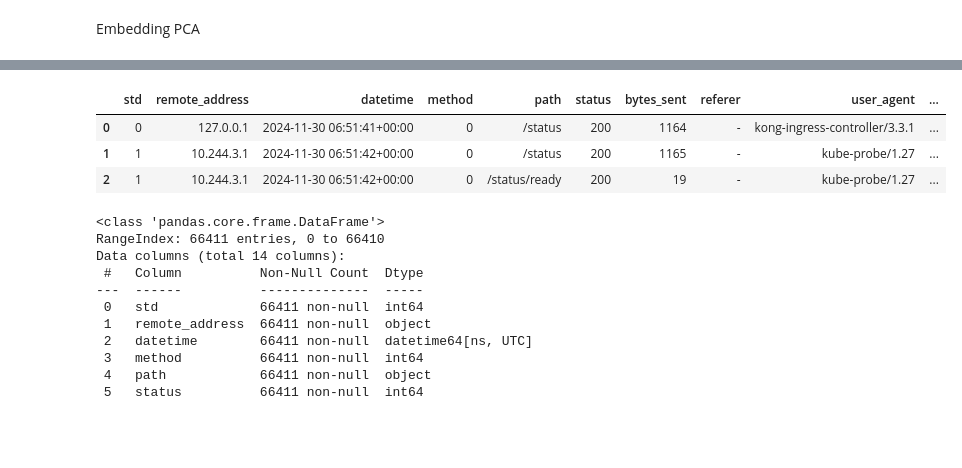
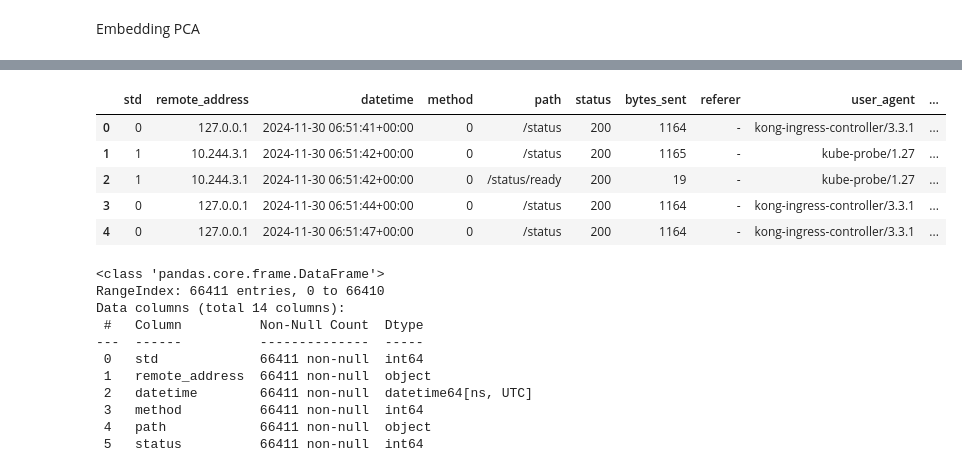
Before and after one commit to yennguyen1909/server_log_analyst, a Jupyter notebook: server_log.ipynb, the cells around one changed output, grey strips where cells are left out. Drawn from its saved outputs; the diff is of its cells as text; code cells hidden in the pictures; blank space fills up the shorter version.

```diff
--- a/server_log.ipynb
+++ b/server_log.ipynb
@@ -141,10 +144,12 @@ df = pd.concat([df, embeding_df], axis =1)
 # %%
-df.head(3)
+df.head()
 # %% [output]
 |  | std | remote_address | datetime | method | path | status | bytes_sent | referer | user_agent | ... |
 | 0 | 0 | 127.0.0.1 | 2024-11-30 06:51:41+00:00 | 0 | /status | 200 | 1164 | - | kong-ingress-controller/3.3.1 | ... |
 | 1 | 1 | 10.244.3.1 | 2024-11-30 06:51:42+00:00 | 0 | /status | 200 | 1165 | - | kube-probe/1.27 | ... |
 | 2 | 1 | 10.244.3.1 | 2024-11-30 06:51:42+00:00 | 0 | /status/ready | 200 | 19 | - | kube-probe/1.27 | ... |
+| 3 | 0 | 127.0.0.1 | 2024-11-30 06:51:44+00:00 | 0 | /status | 200 | 1164 | - | kong-ingress-controller/3.3.1 | ... |
+| 4 | 0 | 127.0.0.1 | 2024-11-30 06:51:47+00:00 | 0 | /status | 200 | 1164 | - | kong-ingress-controller/3.3.1 | ... |
 # %%
 df.info()
 # %% [output]
```
Also changed, not shown: parts of 4 cells of this notebook, 1 other file.
